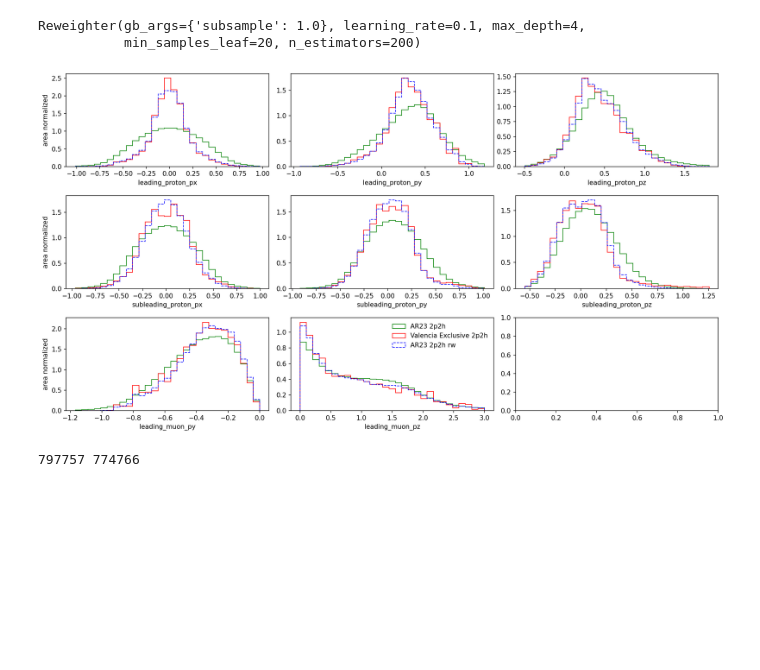
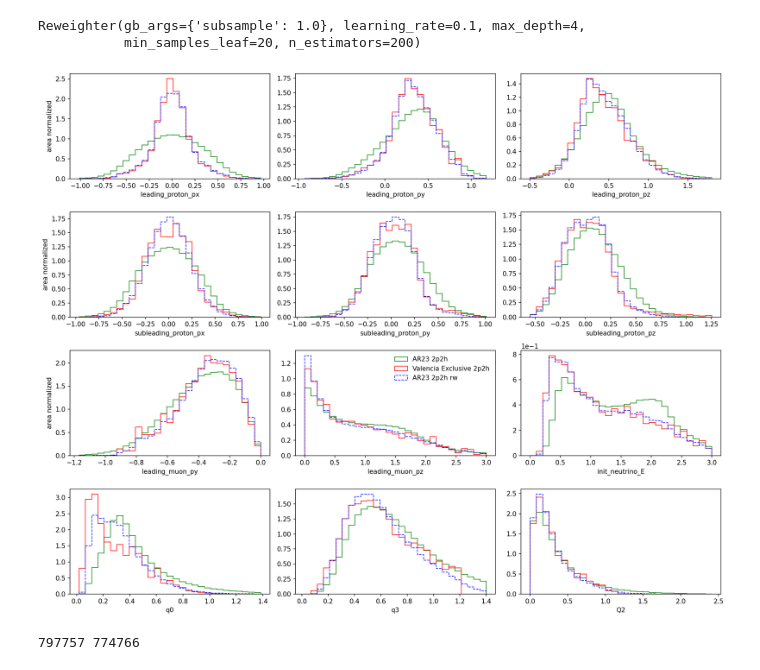
Before and after one commit to zihaolin2000/BDTReweight, a Jupyter notebook: examples/ICARUS_NuMI_C12_2p2h_BDT_train.ipynb, the cells around one changed output. Saved outputs shown, nothing was run; the diff lists cells and outputs as text; code cells hidden in the pictures; blank space fills up the shorter version.

```diff
--- a/examples/ICARUS_NuMI_C12_2p2h_BDT_train.ipynb
+++ b/examples/ICARUS_NuMI_C12_2p2h_BDT_train.ipynb
@@ -55,7 +55,7 @@ df_target.columns = [
     'leading_muon_px', 'leading_muon_py', 'leading_muon_pz',
     'leading_proton_px', 'leading_proton_py', 'leading_proton_pz',
     'subleading_proton_px', 'subleading_proton_py', 'subleading_proton_pz',
-    'weight', 'init_neutrino_E'
+    'weight', 'init_neutrino_E', 'q0', 'q3'
 ]
 
 
@@ -65,6 +65,8 @@ for col in df_target.columns:
     if col != 'weight':
         df_target[col] = df_target[col]/1000 # MeV to GeV
 
+df_target['Q2']= - df_target['q0']**2 + df_target['q3']**2
+
 
 df_target = transform_momentum_to_reaction_frame(df_target,
     selector_lepton='leading_muon',
@@ -113,6 +91,9 @@ vertp_px = tree_genie._flattree_vars['px_vert'][:,3:5]
 vertp_py = tree_genie._flattree_vars['py_vert'][:,3:5]
 vertp_pz = tree_genie._flattree_vars['pz_vert'][:,3:5]
 Enu_true = tree_genie._flattree_vars['Enu_true']
+q0 = tree_genie._flattree_vars['q0']
+q3 = tree_genie._flattree_vars['q3']
+Q2 = tree_genie._flattree_vars['Q2']
 
 
 vertp_mass = ak.where(vertp_pdg == 2212, particle_mass_lookup('proton'),
@@ -131,6 +112,11 @@ mask = (primary_pdg == 2212) & (spectator_pdg == 2212) # pp final states
 # prepare SuSAv2 2p2h dataframe
 df_source = pd.DataFrame()
 df_source['init_neutrino_E'] = Enu_true[mask]
+df_source['q0'] = q0[mask]
+df_source['q3'] = q3[mask]
+df_source['Q2'] = Q2[mask]
+
+
 df_source['leading_muon_px'] = tree_genie._flattree_vars['px_vert'][:,5][mask]
 df_source['leading_muon_py'] = tree_genie._flattree_vars['py_vert'][:,5][mask]
 df_source['leading_muon_pz'] = tree_genie._flattree_vars['pz_vert'][:,5][mask]
@@ -174,29 +160,37 @@ df_source['weight'] = reweighter.predict_weights(df_source[reweight_variables])
 # df_source['weight'] = df_source['weight'] * np.ones(len(df_source)) / np.sum(df_source['weight'])
 # %%
 # plot histograms
-fig, axs = plt.subplots(nrows=3, ncols=3,figsize=(15,8), dpi=150)
+plot_variables = [
+    'leading_proton_px', 'leading_proton_py', 'leading_proton_pz',
+    # 'leading_neutron_px', 'leading_neutron_py', 'leading_neutron_pz',
+    'subleading_proton_px', 'subleading_proton_py', 'subleading_proton_pz',
+    'leading_muon_py', 'leading_muon_pz',
+    'init_neutrino_E', 'q0', 'q3', 'Q2'
+]
+
+fig, axs = plt.subplots(nrows=4, ncols=3,figsize=(15,12), dpi=150)
 for i, ax in enumerate(axs.flat):
-    if i == 8:
-        continue;
-    var = reweight_variables[i]
+    # if i == 8:
+    #     continue;
+    var = plot_variables[i]
     if i in [7, 8]:
         bins = np.linspace(0, 3, 30)
     else:
         bins = np.linspace(np.min([df_source[var].min(), df_target[var].min()]),np.max([df_source[var].max(), df_target[var].max()]),30)*0.7
 
     ax.hist(df_source[var], weights=np.ones(len(df_source)), color='green', alpha=0.9,histtype='step',bins=bins, label='AR23 2p2h', density=True)
     ax.hist(df_target[var], weights=df_target['weight'],     color='red', alpha=0.9,histtype='step',bins=bins, label='Valencia Exclusive 2p2h',density=True)
     ax.hist(df_source[var], weights=df_source['weight'],     color='blue', alpha=0.9, histtype='step',bins=bins, label='AR23 2p2h rw', linestyle='--',density=True)
     ax.set_xlabel(var)
     ax.ticklabel_format(style='sci', axis='y', scilimits=(0,0))
     if i == 7:
         ax.legend(frameon=False)
     if i in [0, 3, 6]:
         ax.set_ylabel('area normalized')
 plt.tight_layout()
 plt.show()
 # %% [output]
-[figure, old version]
+[figure, new version]
 # %%
 # save reweighter to json
 export_reweighter_json(reweighter,
```
Also changed, not shown: parts of 11 cells of this notebook, 1 other file.
